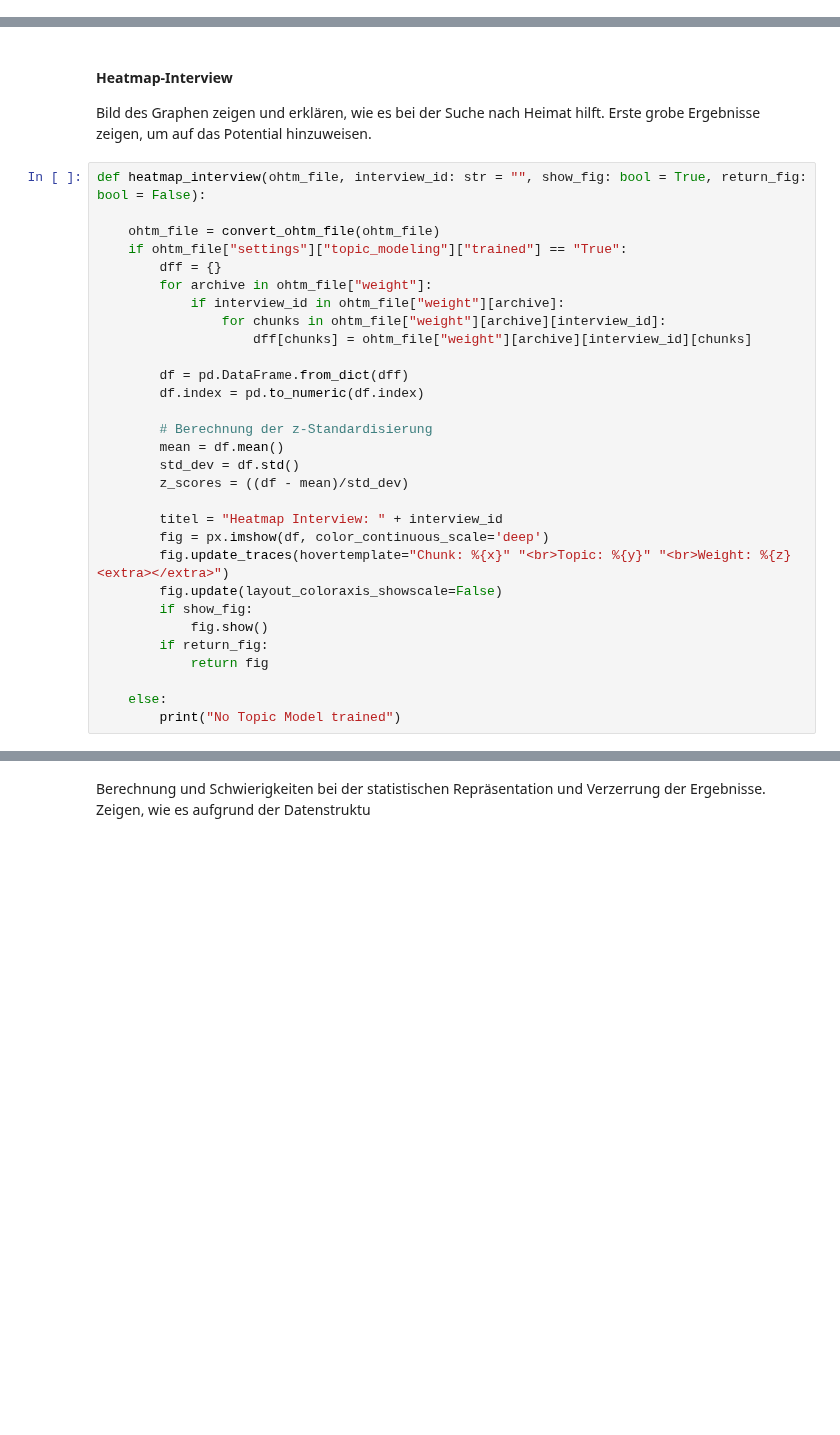
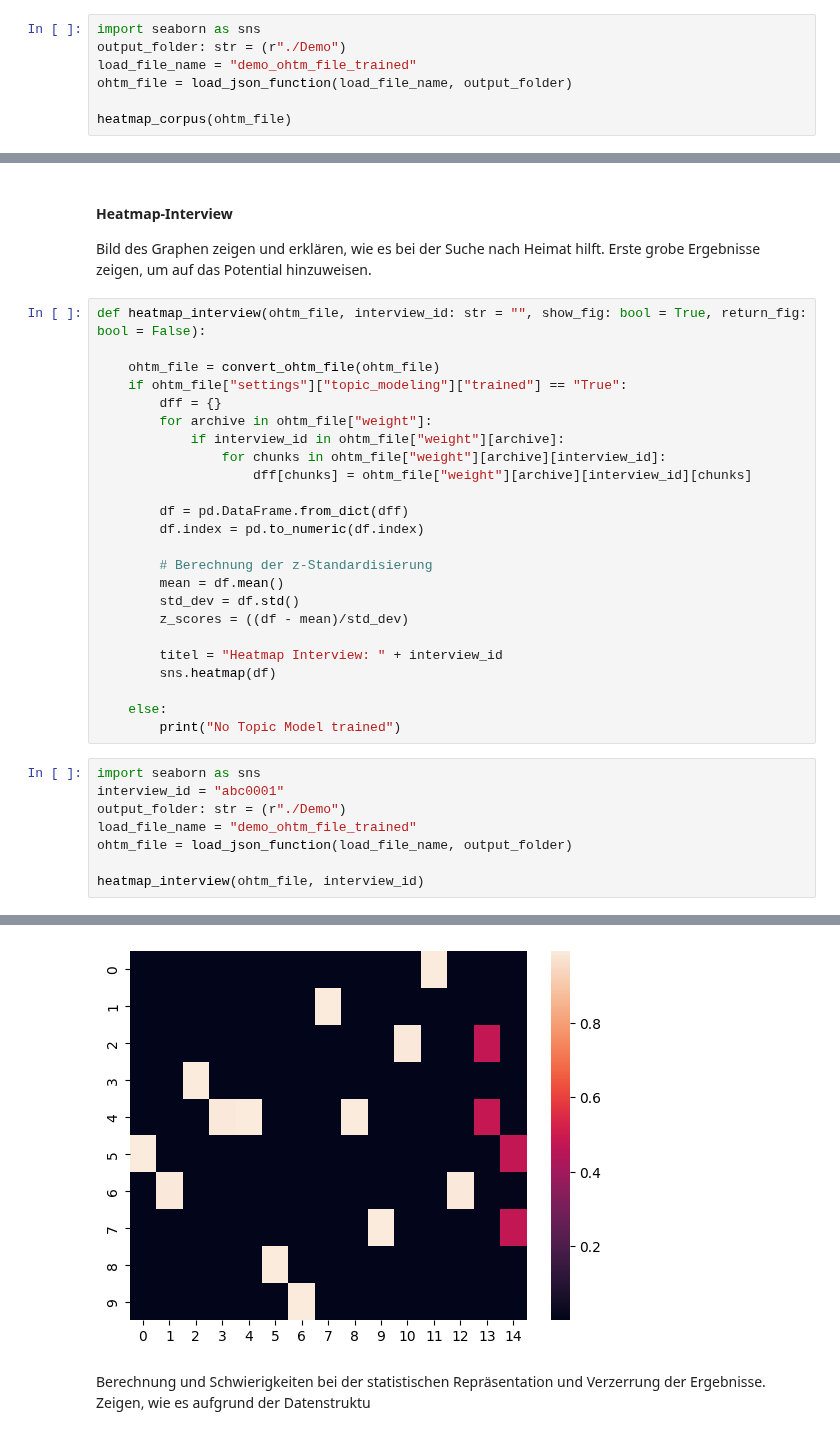
Before and after one commit to bayerschphi/OHTM-a-oral-history-topic-modeling-pipeline, a Jupyter notebook: OHTM a oral history topic modeling pipeline.ipynb, the cells around one changed output, grey strips where cells are left out. Drawn from its saved outputs; the diff is of its cells as text; blank space fills up the shorter version.

```diff
--- a/OHTM a oral history topic modeling pipeline.ipynb
+++ b/OHTM a oral history topic modeling pipeline.ipynb
@@ -978,6 +1015,13 @@ def heatmap_corpus(ohtm_file, option_selected: str = "all",
 
     else:
         print("No Topic Model trained")
+# %%
+import seaborn as sns
+output_folder: str = (r"./Demo")
+load_file_name = "demo_ohtm_file_trained"
+ohtm_file = load_json_function(load_file_name, output_folder)
+
+heatmap_corpus(ohtm_file)
 # %% [markdown]
 Berechnung und Schwierigkeiten bei der statistischen Repräsentation und Verzerrung der Ergebnisse. Zeigen, wie es aufgrund der Datenstruktur einfach ist, die einzelnen Archive separat darzustellen.
 Idee des Z-Scores und welchen Vorteil er hat (Hier kann ich beide Bilder des Graphen zeigen und daran erkläre, warum der Z-Score einen Vorteil bietet)
@@ -1005,13 +1049,16 @@ def heatmap_interview(ohtm_file, interview_id: str = "", show_fig: bool = True,
         z_scores = ((df - mean)/std_dev)
 
         titel = "Heatmap Interview: " + interview_id
-        fig = px.imshow(df, color_continuous_scale='deep')
-        fig.update_traces(hovertemplate="Chunk: %{x}" "<br>Topic: %{y}" "<br>Weight: %{z}<extra></extra>")
-        fig.update(layout_coloraxis_showscale=False)
-        if show_fig:
-            fig.show()
-        if return_fig:
-            return fig
+        sns.heatmap(df)
 
     else:
         print("No Topic Model trained")
+# %%
+import seaborn as sns
+interview_id = "abc0001"
+output_folder: str = (r"./Demo")
+load_file_name = "demo_ohtm_file_trained"
+ohtm_file = load_json_function(load_file_name, output_folder)
+
+heatmap_interview(ohtm_file, interview_id)
+# %% [output]
@@ -1018,3 +1066,4 @@ def heatmap_interview(ohtm_file, interview_id: str = "", show_fig: bool = True,
+[figure, added]
 # %% [markdown]
 Berechnung und Schwierigkeiten bei der statistischen Repräsentation und Verzerrung der Ergebnisse. Zeigen, wie es aufgrund der Datenstruktu
 # %%
```
Also changed, not shown: parts of 11 cells of this notebook.
